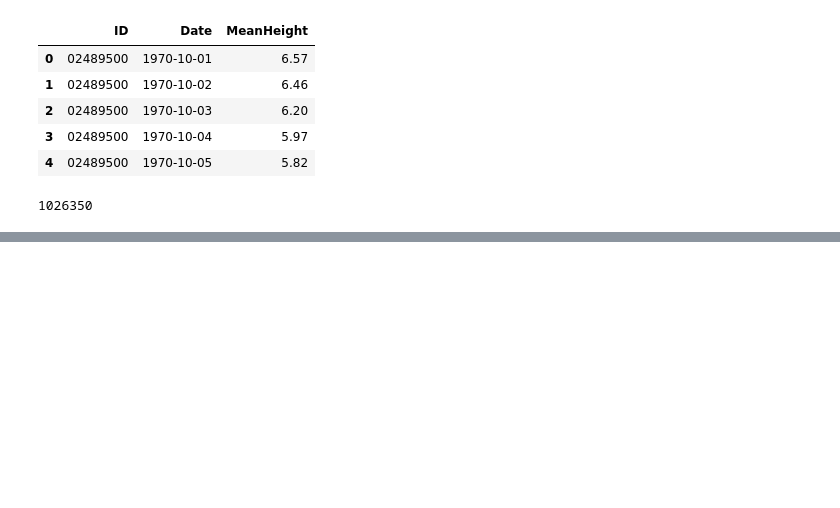
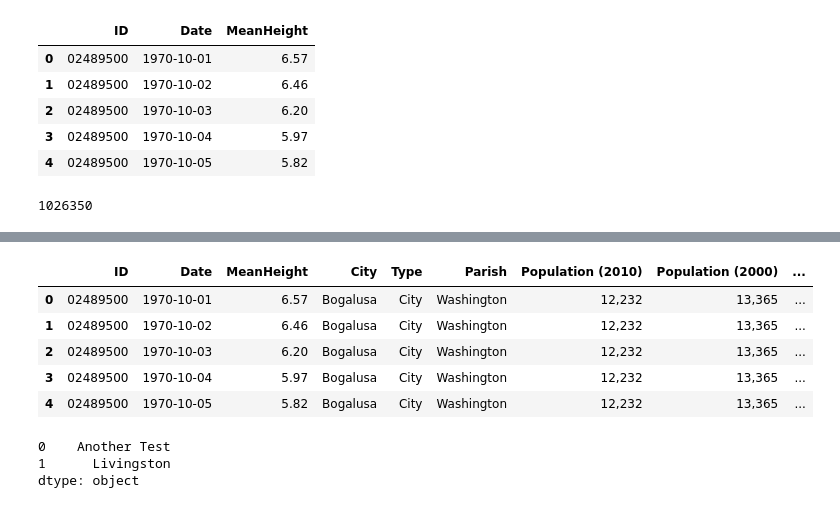
Before and after one commit to jentiger82/DataScienceIntensive, a Jupyter notebook: LA_SevereWeather_Capstone.ipynb, the cells around one changed output, grey strips where cells are left out. Saved outputs shown, nothing was run; the diff lists cells and outputs as text; code cells hidden in the pictures; blank space fills up the shorter version.

```diff
--- a/LA_SevereWeather_Capstone.ipynb
+++ b/LA_SevereWeather_Capstone.ipynb
@@ -64,0 +113,18 @@ print len(gageMH.index)
+# %%
+la_gage_data.drop('Name',axis=1,inplace=True)
+la_gage_data.drop('Change',axis=1,inplace=True)
+la_gage_data.head()
+# %% [output]
+|  | ID | Date | MeanHeight | City | Type | Parish | Population (2010) | Population (2000) | ... |
+| 0 | 02489500 | 1970-10-01 | 6.57 | Bogalusa | City | Washington | 12,232 | 13,365 | ... |
+| 1 | 02489500 | 1970-10-02 | 6.46 | Bogalusa | City | Washington | 12,232 | 13,365 | ... |
+| 2 | 02489500 | 1970-10-03 | 6.20 | Bogalusa | City | Washington | 12,232 | 13,365 | ... |
+| 3 | 02489500 | 1970-10-04 | 5.97 | Bogalusa | City | Washington | 12,232 | 13,365 | ... |
+| 4 | 02489500 | 1970-10-05 | 5.82 | Bogalusa | City | Washington | 12,232 | 13,365 | ... |
+# %%
+a = pd.Series(['ANOTHER TEST','LIVINGSTON'])
+a.str.title()
+# %% [output]
+0    Another Test
+1      Livingston
+dtype: object
```
Also changed, not shown: parts of 10 cells of this notebook.
